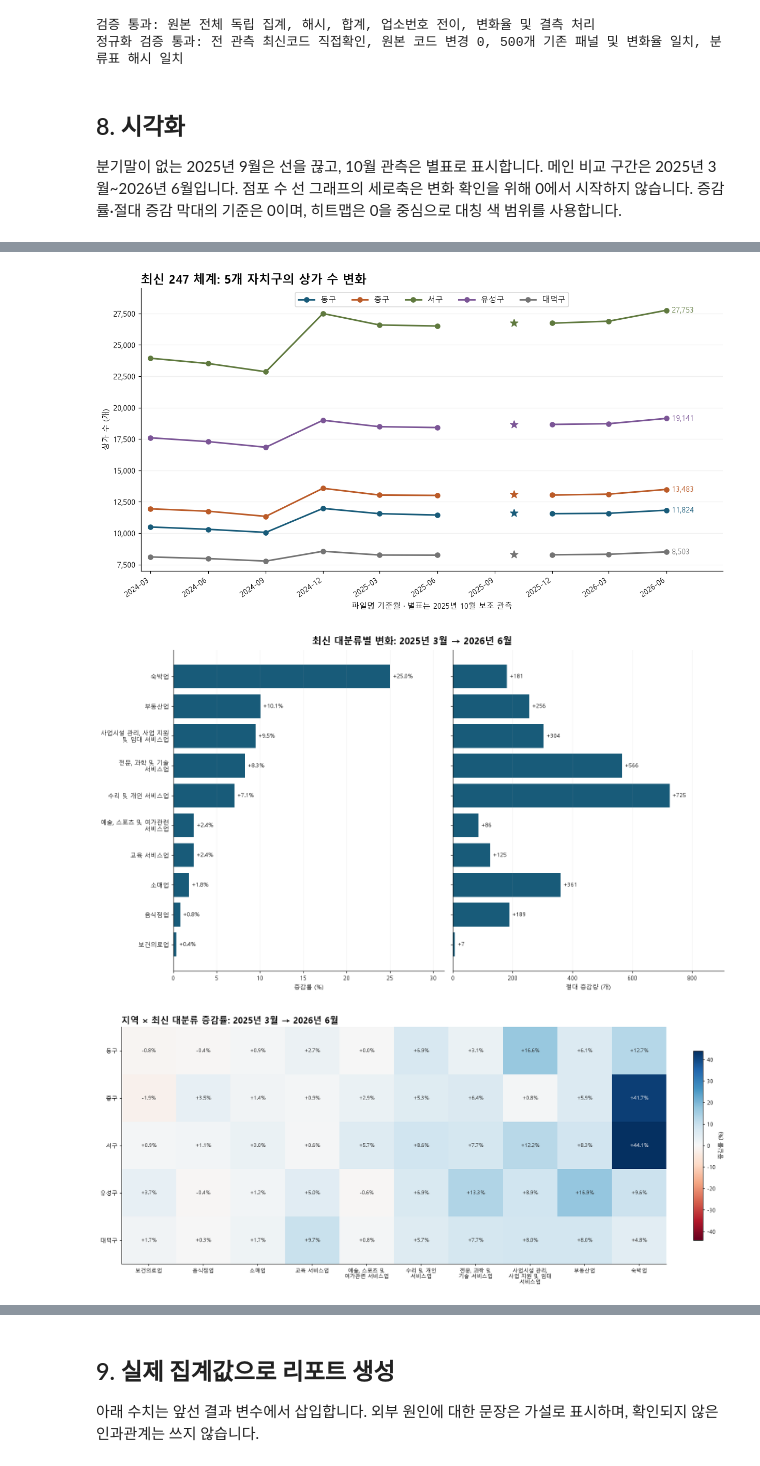
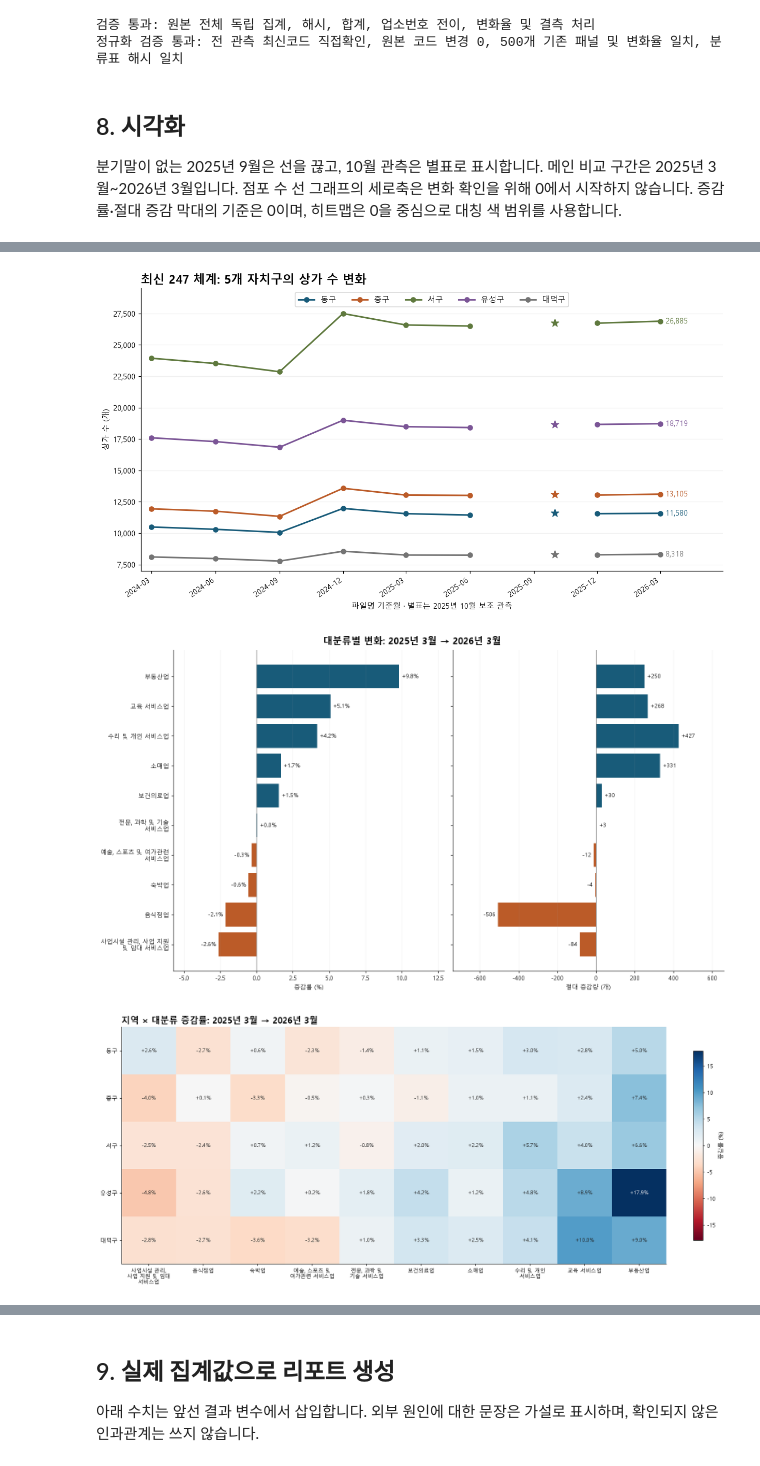
Before and after one commit to Frost0313z/daejeon-commercial-analysis, a Jupyter notebook: analysis.ipynb, the cells around one changed output, grey strips where cells are left out. Saved outputs shown, nothing was run; the diff lists cells and outputs as text; code cells hidden in the pictures.

```diff
--- a/analysis.ipynb
+++ b/analysis.ipynb
@@ -373,8 +373,8 @@ display(name_changes.groupby('level')[['name_changed_rows', 'code_changed_rows']
 # %%
 MAIN_START = pd.Timestamp('2025-03-01')
-END = data.period.max()
+END = pd.Timestamp('2026-03-01')
 quarter_months = [3, 6, 9, 12]
-main_periods = [p for p in periods if p >= MAIN_START and p.month in quarter_months]
+main_periods = [p for p in periods if MAIN_START <= p <= END and p.month in quarter_months]
 assert MAIN_START in periods and END.month in quarter_months
 observed = major_panel.groupby('period').store_count.agg(lambda s: s.sum(min_count=len(s))).to_frame()
 observed['previous_observation_pct'] = observed.store_count.pct_change(fill_method=None) * 100
@@ -404,7 +404,7 @@ def add_rates(table, group_columns):
 panel = add_rates(panel, ['district', 'category'])
 panel['quarter'] = panel.period.dt.to_period('Q').astype(str)
 panel['is_quarter_end_snapshot'] = panel.period.dt.month.isin(quarter_months)
-panel['is_main'] = panel.period.ge(MAIN_START) & panel.is_quarter_end_snapshot
+panel['is_main'] = panel.period.between(MAIN_START, END) & panel.is_quarter_end_snapshot
 district_long = add_rates(district.rename_axis(columns='district').stack().rename('store_count').reset_index(), ['district'])
 category_long = add_rates(category.rename_axis(columns='category').stack().rename('store_count').reset_index(), ['category'])
 display(total)
@@ -444,8 +443,8 @@ combination_growth['opposite_direction'] = (combination_growth.growth_pct * comb
 selected_category = category_growth.change.abs().idxmax()
 middle = data.loc[data[CAT].eq(selected_category)].groupby(['period', MID]).size().unstack(fill_value=0)
 middle_growth = growth_table(middle)
-sensitivity = pd.DataFrame({'through_202603_pct': growth_table(category, end=pd.Timestamp('2026-03-01')).growth_pct,
-                            'through_202606_pct': category_growth.growth_pct})
+sensitivity = pd.DataFrame({'through_202603_pct': category_growth.growth_pct,
+                            'through_202606_pct': growth_table(category, end=pd.Timestamp('2026-06-01')).growth_pct})
 district_leaders = combination_growth.reset_index().sort_values('change', ascending=False).groupby('district', sort=False).head(1)
 category_latest = category_long.loc[category_long.period.eq(END), ['category', 'qoq_pct', 'yoy_pct']]
 district_rate_comparison = district_long.loc[district_long.period.gt(MAIN_START) & district_long.qoq_pct.notna()].copy()
@@ -570,7 +567,7 @@ for previous, current in zip(periods, periods[1:]):
 decomposition = pd.DataFrame(decomposition_rows)
 reclassification_flows = pd.DataFrame(reclassification_rows)
 shock_decomposition = decomposition.loc[decomposition.period.eq('2024-12-01')].sort_values('change', ascending=False)
-full_period_growth = growth_table(category, start=periods[0])
+full_period_growth = growth_table(category, start=periods[0], end=pd.Timestamp('2026-06-01'))
 display(total_comparison)
 display(shock_decomposition)
 display(full_period_growth)
@@ -687,7 +684,7 @@ print('정규화 검증 통과: 전 관측 최신코드 직접확인, 원본 코
 # %% [markdown]
 ## 8. 시각화
 분기말이 없는 2025년 9월은 선을 끊고, 10월 관측은 별표로 표시합니다.
-메인 비교 구간은 2025년 3월~2026년 6월입니다. 점포 수 선 그래프의 세로축은 변화 확인을 위해 0에서 시작하지 않습니다.
+메인 비교 구간은 2025년 3월~2026년 3월입니다. 점포 수 선 그래프의 세로축은 변화 확인을 위해 0에서 시작하지 않습니다.
 증감률·절대 증감 막대의 기준은 0이며, 히트맵은 0을 중심으로 대칭 색 범위를 사용합니다.
 # %%
 def save_figure(fig, filename):
@@ -709,7 +706,7 @@ ax.axvspan(periods[0], pd.Timestamp('2024-12-31'), color='#e9e8e4', alpha=.6, la
 for p, value in total.store_count.dropna().items():
     ax.annotate(f'{value:,.0f}', (p, value), xytext=(0, 9), textcoords='offset points', ha='center', fontsize=9)
 ax.set_ylim(65500, 85000)
-ax.set_title('최신 247 체계의 대전 상가 수: 정규화 전후 동일', loc='left', fontweight='bold', fontsize=15)
+ax.set_title('대전 전체 등록 상가 수 추이와 변화율', loc='left', fontweight='bold', fontsize=15)
 ax.set_ylabel('상가 수 (개)')
 ax.legend(loc='lower right', fontsize=9)
 rates_ax.bar(total.index, total.qoq_pct, width=35, color='#185b79', label='전분기 대비')
@@ -752,7 +749,7 @@ for axis, values, fmt in [(ax1, plot_growth.growth_pct, '{:+.1f}%'), (ax2, plot_
         axis.annotate(fmt.format(value), (value, y), xytext=(4 if value >= 0 else -4, 0), textcoords='offset points', va='center', ha='left' if value >= 0 else 'right', fontsize=9)
 ax1.set_xlabel('증감률 (%)')
 ax2.set_xlabel('절대 증감량 (개)')
-fig.suptitle('최신 대분류별 변화: 2025년 3월 → 2026년 6월', fontsize=15, fontweight='bold')
+fig.suptitle('대분류별 변화: 2025년 3월 → 2026년 3월', fontsize=15, fontweight='bold')
 save_figure(fig, '03_category_growth.png')
 
 heat = combination_growth.growth_pct.unstack('category').reindex(index=district_order, columns=plot_growth.index)
@@ -766,7 +763,7 @@ for i in range(len(heat.index)):
         value = heat.iloc[i, j]
         ax.text(j, i, f'{value:+.1f}%', ha='center', va='center', color='white' if abs(value) > bound * .58 else '#202020', fontsize=9)
 fig.colorbar(mesh, ax=ax, label='증감률 (%)', shrink=.8)
-ax.set_title('지역 × 최신 대분류 증감률: 2025년 3월 → 2026년 6월', loc='left', fontweight='bold', fontsize=15)
+ax.set_title('지역 × 대분류 증감률: 2025년 3월 → 2026년 3월', loc='left', fontweight='bold', fontsize=15)
 save_figure(fig, '04_district_category_heatmap.png')
 
 fig, ax = plt.subplots(figsize=(11, 5), layout='constrained')
@@ -803,6 +800,6 @@ save_figure(fig, '06_classification_scope_decomposition.png')
-[figure, old version]
+[figure, new version]
-[figure, old version]
+[figure, new version]
-[figure, old version]
+[figure, new version]
 [figure]
 [figure]
 # %% [markdown]
```
Also changed, not shown: parts of 7 cells of this notebook, 21 other files.
